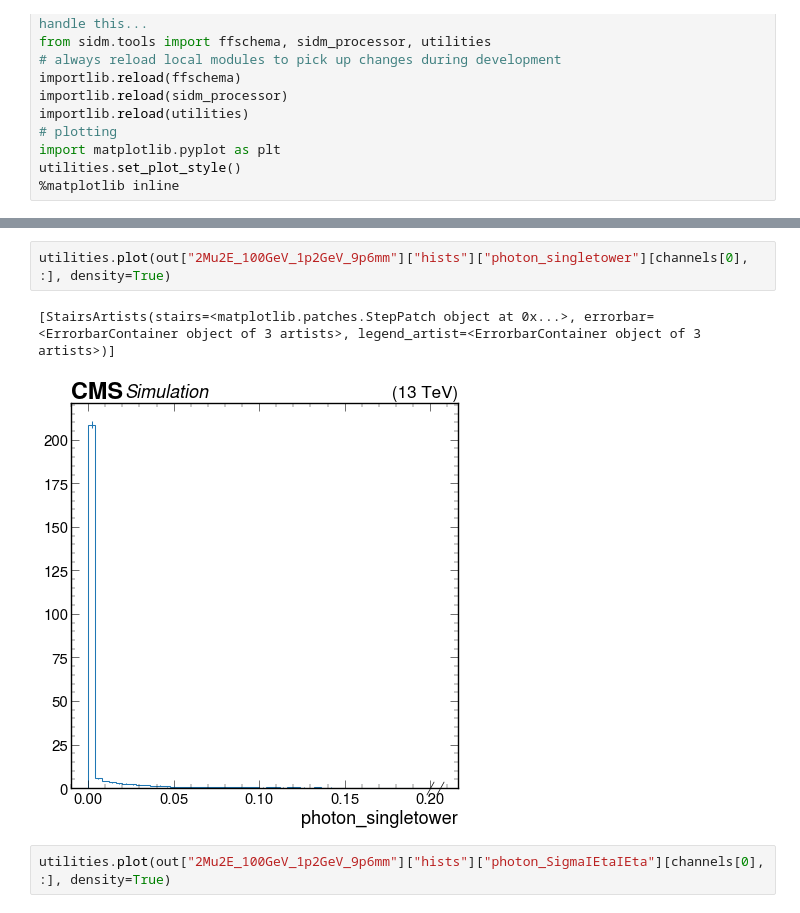
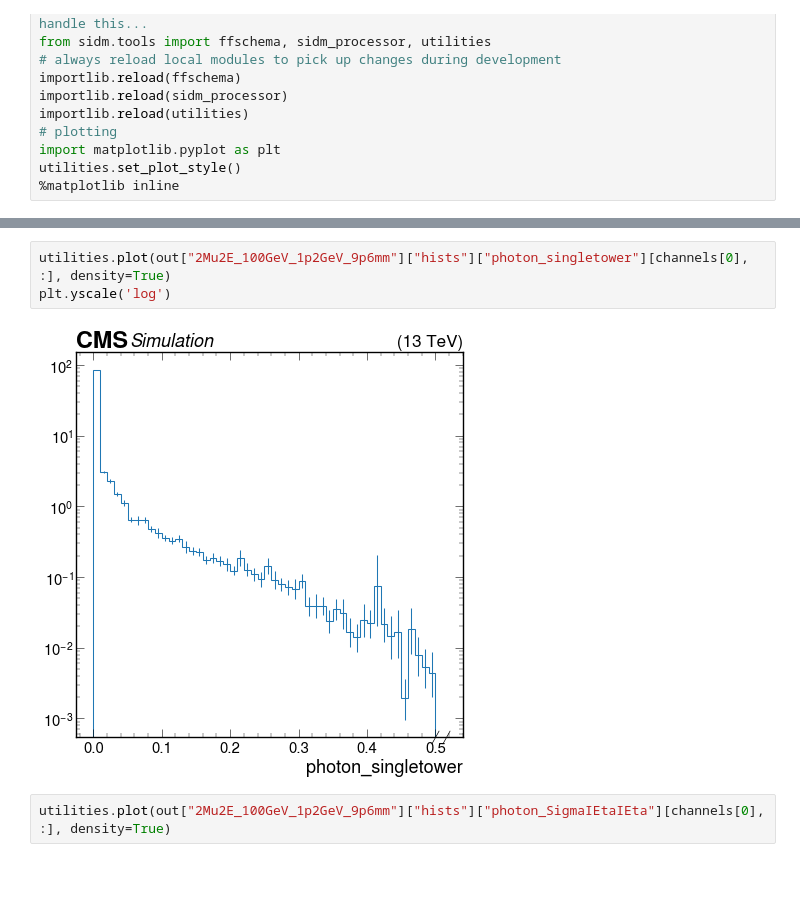
Before and after one commit to TJDeel/SIDM, a Jupyter notebook: sidm/studies/PhotonStudies.ipynb, the cells around one changed output, grey strips where cells are left out. Saved outputs shown, nothing was run; the diff lists cells and outputs as text; blank space fills up the shorter version.

```diff
--- a/sidm/studies/PhotonStudies.ipynb
+++ b/sidm/studies/PhotonStudies.ipynb
@@ -51,9 +54,9 @@ Not applying any cuts to the lepton jets for channel  pvAndCosmic_cuts
 [interactive output not drawn]
 # %%
 utilities.plot(out["2Mu2E_100GeV_1p2GeV_9p6mm"]["hists"]["photon_singletower"][channels[0], :], density=True)
+plt.yscale('log')
 # %% [output]
-[StairsArtists(stairs=<matplotlib.patches.StepPatch object at 0x...>, errorbar=<ErrorbarContainer object of 3 artists>, legend_artist=<ErrorbarContainer object of 3 artists>)]
-[figure, old version]
+[figure, new version]
 # %%
 utilities.plot(out["2Mu2E_100GeV_1p2GeV_9p6mm"]["hists"]["photon_SigmaIEtaIEta"][channels[0], :], density=True)
 # %% [output]
```
Also changed, not shown: parts of 5 cells of this notebook, 1 other file.
